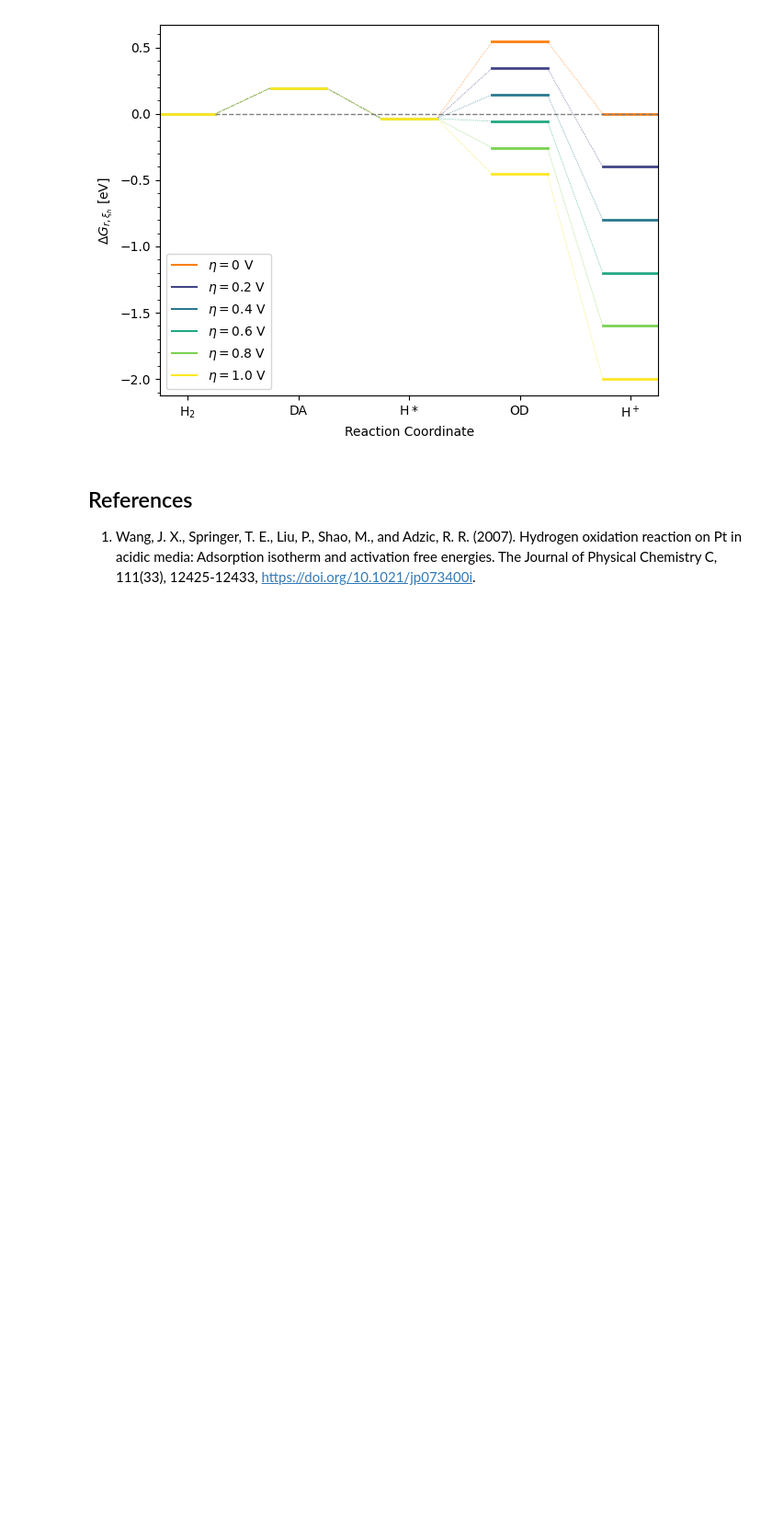
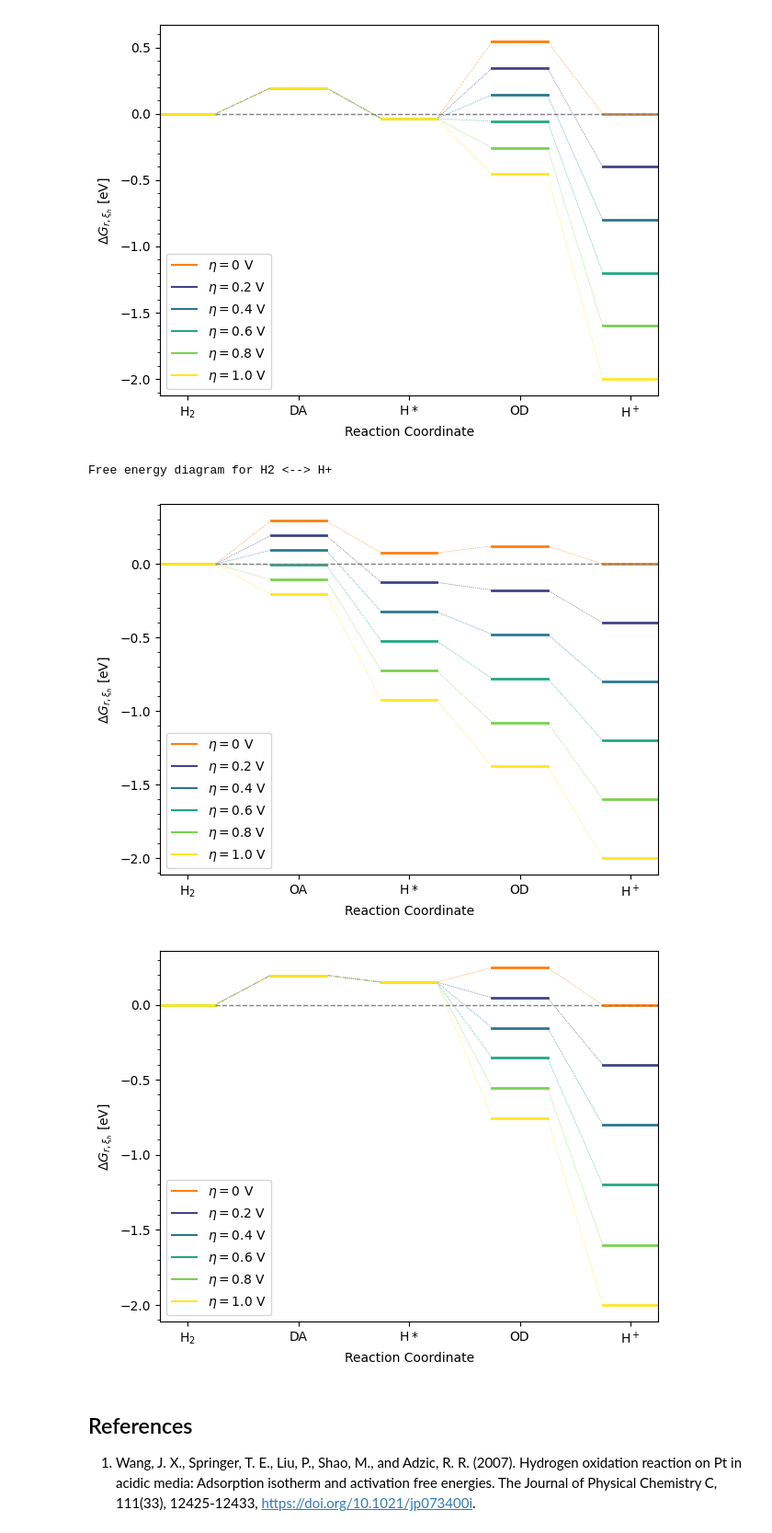
Before and after one commit to CarlosBaqueiro/MicroElektrodica, a Jupyter notebook: tutorials/melektrodica_tutorial_hydrogen.ipynb, the cells around one changed output. Shown at 92% size. Saved outputs shown, nothing was run; the diff lists cells and outputs as text; code cells hidden in the pictures; blank space fills up the shorter version.

```diff
--- a/tutorials/melektrodica_tutorial_hydrogen.ipynb
+++ b/tutorials/melektrodica_tutorial_hydrogen.ipynb
@@ -300,6 +301,17 @@ Coordinator(Kpy).plot_rxn_coords_potential(source, target, overpotentials, fname
 Free energy diagram for H2 <--> H+
 [figure]
 [figure]
+# %%
+# Atop sites
+source, target = ['H2', 'H+']
+print(f'Free energy diagram for {source} <--> {target}')
+overpotentials = [0, 0.2, 0.4, 0.6, 0.8, 1.0]
+fname = 'free_energy_diagram_atop'
+Coordinator(Kpy_atop).plot_rxn_coords_potential(source, target, overpotentials, fname)
+# %% [output]
+Free energy diagram for H2 <--> H+
+[figure, added]
+[figure, added]
 # %% [markdown]
 ## References
 1. Wang, J. X., Springer, T. E., Liu, P., Shao, M., and Adzic, R. R. (2007). Hydrogen oxidation reaction on Pt in acidic media: Adsorption isotherm and activation free energies. The Journal of Physical Chemistry C, 111(33), 12425-12433, https://doi.org/10.1021/jp073400i.
```
Also changed, not shown: parts of 3 cells of this notebook, 4 other files.
